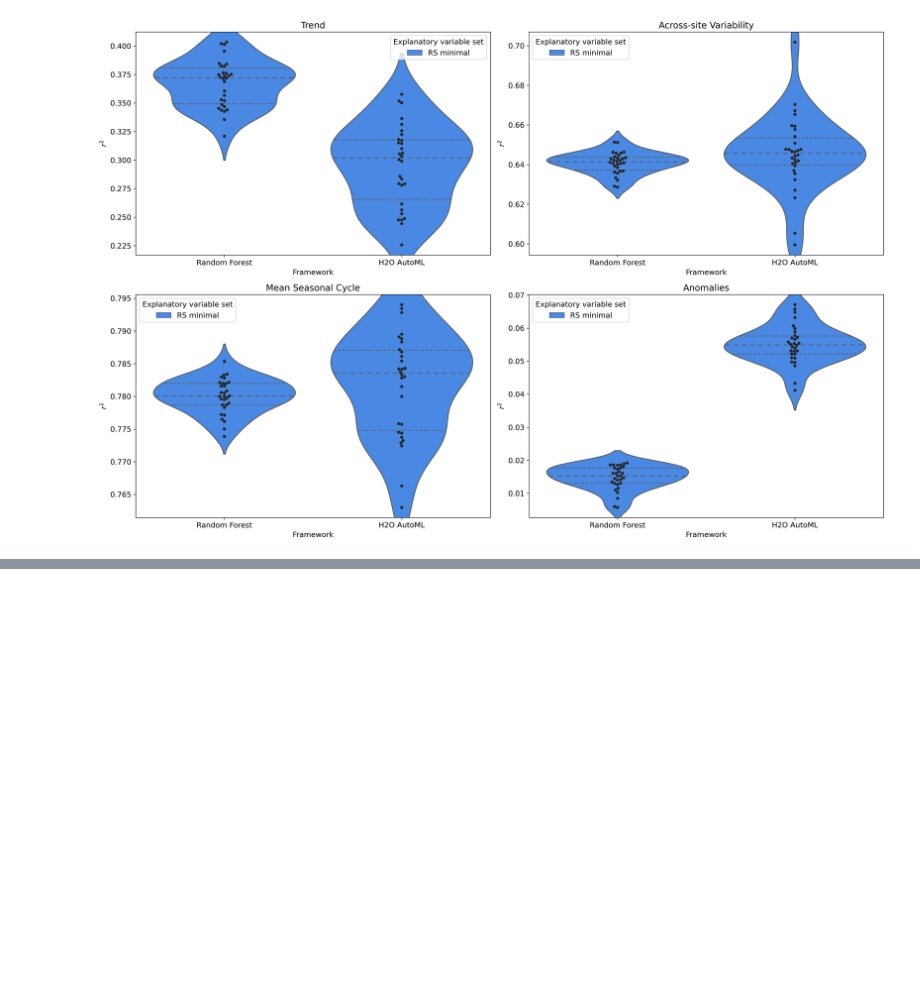
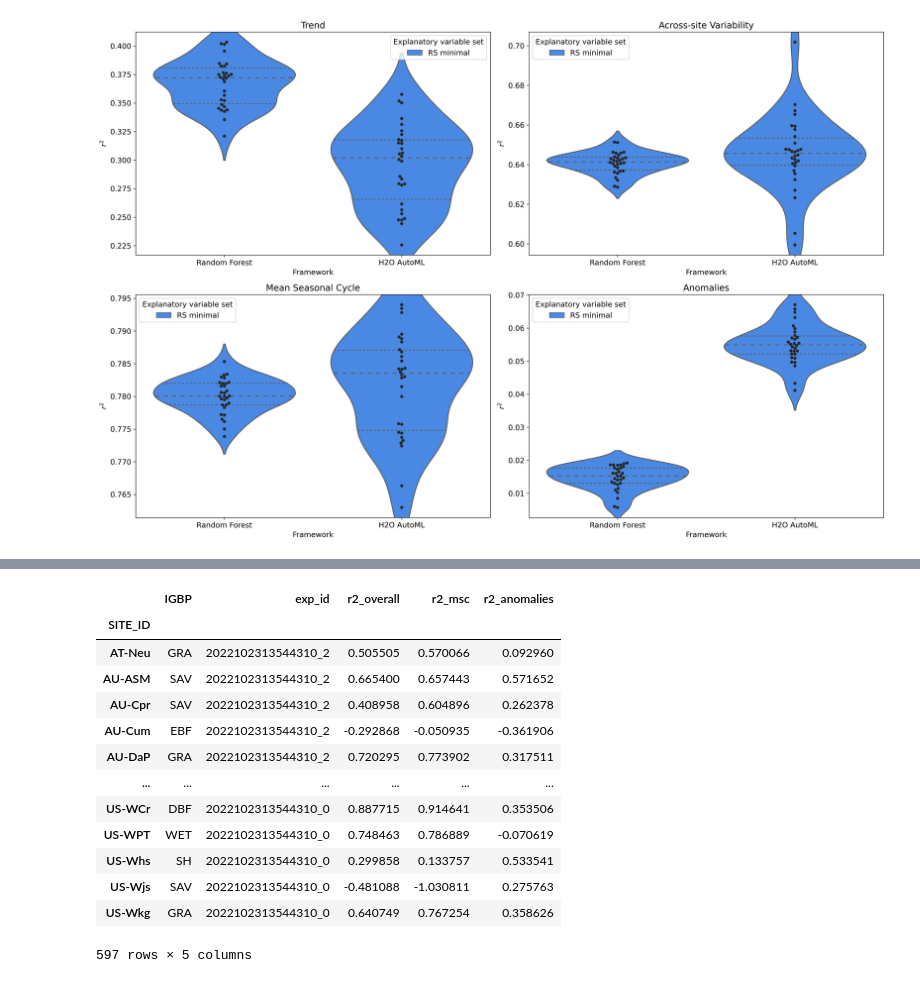
Before and after one commit to mxgbr/gpp_upscaling, a Jupyter notebook: 02_benchmark.ipynb, the cells around one changed output, grey strips where cells are left out. Cells and saved outputs as stored; diff of their text form; code cells hidden in the pictures; blank space fills up the shorter version.

```diff
--- a/02_benchmark.ipynb
+++ b/02_benchmark.ipynb
@@ -161,0 +181,17 @@ analysis.plt_model_comparison(df, 'analysis/benchmark/', 'Explanatory variable s
+# %%
+lc_metrics
+# %% [output]
+|  | IGBP | exp_id | r2_overall | r2_msc | r2_anomalies |
+| SITE_ID |  |  |  |  |  |
+| AT-Neu | GRA | 2022102313544310_2 | 0.505505 | 0.570066 | 0.092960 |
+| AU-ASM | SAV | 2022102313544310_2 | 0.665400 | 0.657443 | 0.571652 |
+| AU-Cpr | SAV | 2022102313544310_2 | 0.408958 | 0.604896 | 0.262378 |
+| AU-Cum | EBF | 2022102313544310_2 | -0.292868 | -0.050935 | -0.361906 |
+| AU-DaP | GRA | 2022102313544310_2 | 0.720295 | 0.773902 | 0.317511 |
+| ... | ... | ... | ... | ... | ... |
+| US-WCr | DBF | 2022102313544310_0 | 0.887715 | 0.914641 | 0.353506 |
+| US-WPT | WET | 2022102313544310_0 | 0.748463 | 0.786889 | -0.070619 |
+| US-Whs | SH | 2022102313544310_0 | 0.299858 | 0.133757 | 0.533541 |
+| US-Wjs | SAV | 2022102313544310_0 | -0.481088 | -1.030811 | 0.275763 |
+| US-Wkg | GRA | 2022102313544310_0 | 0.640749 | 0.767254 | 0.358626 |
+597 rows × 5 columns
```
Also changed, not shown: parts of 9 cells of this notebook, 1 other file.
